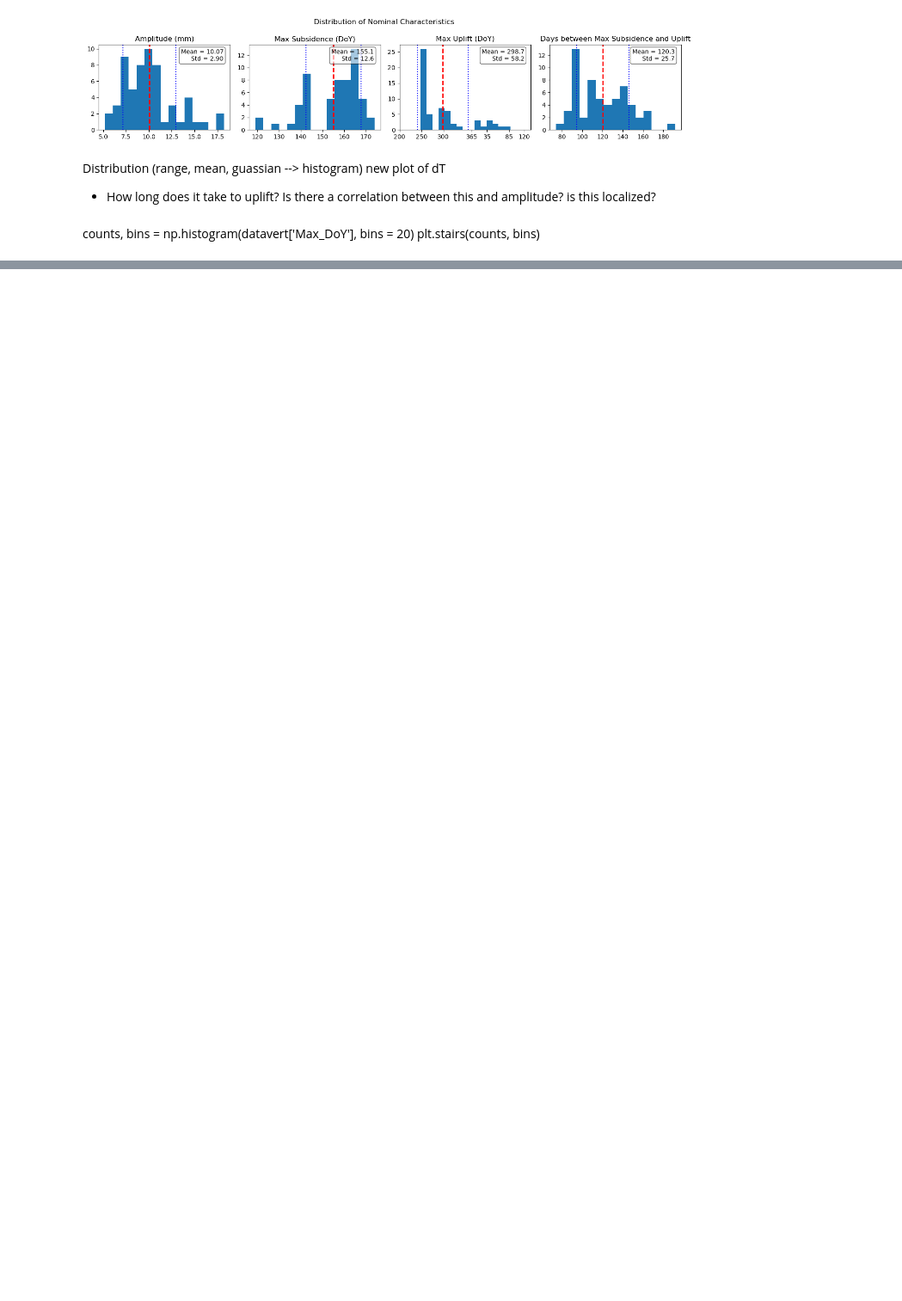
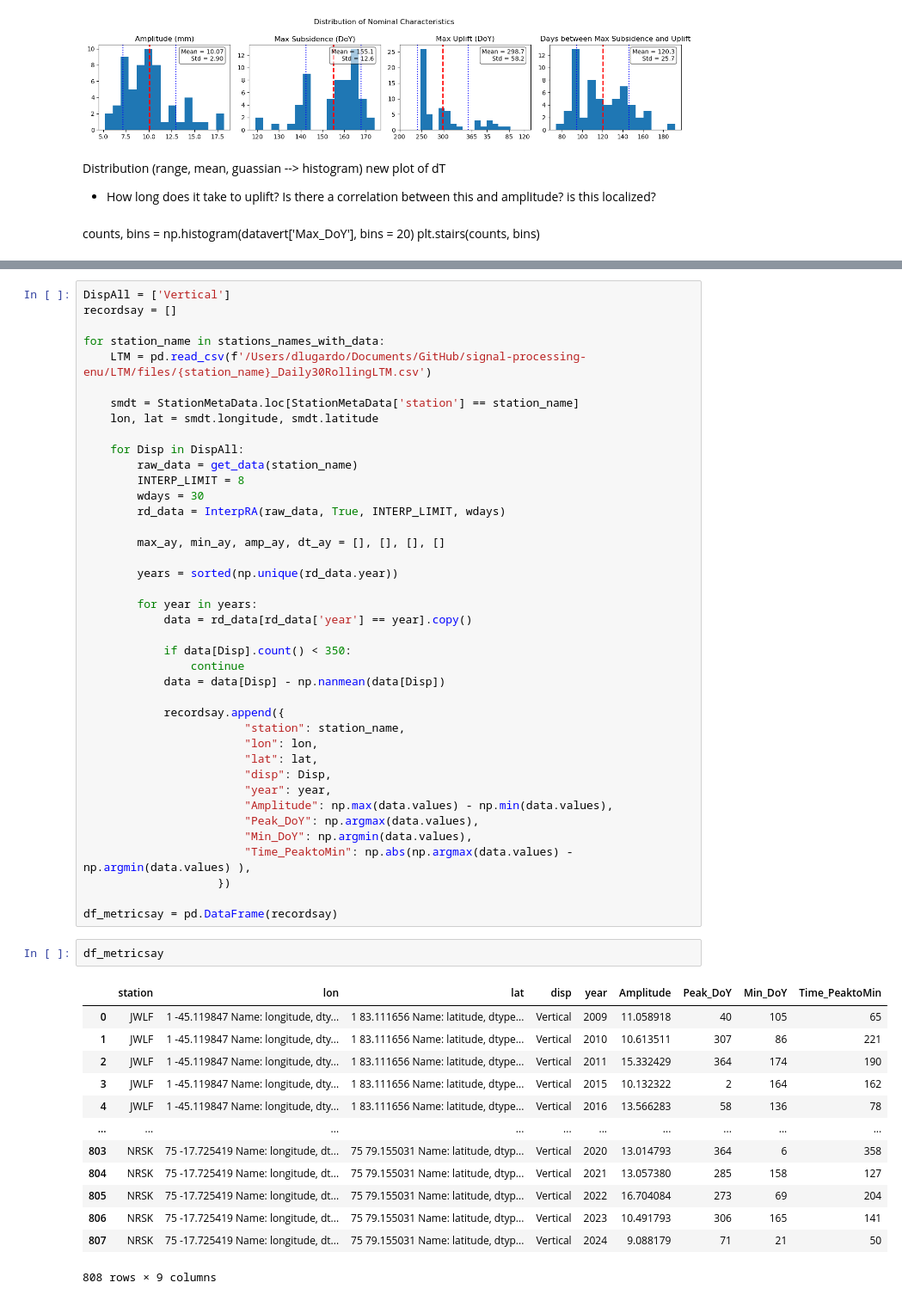
Before and after one commit to diegorvar/signal-processing-enu, a Jupyter notebook: FinalizedCode.ipynb, the cells around one changed output, grey strips where cells are left out. Shown at 86% size. Drawn from its saved outputs; the diff is of its cells as text; blank space fills up the shorter version.

```diff
--- a/FinalizedCode.ipynb
+++ b/FinalizedCode.ipynb
@@ -1155,0 +1159,56 @@ plt.stairs(counts, bins)
+# %%
+DispAll = ['Vertical']
+recordsay = []
+
+for station_name in stations_names_with_data:
+    LTM = pd.read_csv(f'/Users/dlugardo/Documents/GitHub/signal-processing-enu/LTM/files/{station_name}_Daily30RollingLTM.csv')
+
+    smdt = StationMetaData.loc[StationMetaData['station'] == station_name]
+    lon, lat = smdt.longitude, smdt.latitude
+
+    for Disp in DispAll:
+        raw_data = get_data(station_name)
+        INTERP_LIMIT = 8
+        wdays = 30
+        rd_data = InterpRA(raw_data, True, INTERP_LIMIT, wdays)
+
+        max_ay, min_ay, amp_ay, dt_ay = [], [], [], []
+
+        years = sorted(np.unique(rd_data.year))
+
+        for year in years:
+            data = rd_data[rd_data['year'] == year].copy()
+
+            if data[Disp].count() < 350:
+                continue
+            data = data[Disp] - np.nanmean(data[Disp])
+
+            recordsay.append({
+                        "station": station_name,
+                        "lon": lon,
+                        "lat": lat,
+                        "disp": Disp,
+                        "year": year,
+                        "Amplitude": np.max(data.values) - np.min(data.values),
+                        "Peak_DoY": np.argmax(data.values),
+                        "Min_DoY": np.argmin(data.values),
+                        "Time_PeaktoMin": np.abs(np.argmax(data.values) - np.argmin(data.values) ),
+                    })
+
+df_metricsay = pd.DataFrame(recordsay)
+# %%
+df_metricsay
+# %% [output]
+|  | station | lon | lat | disp | year | Amplitude | Peak_DoY | Min_DoY | Time_PeaktoMin |
+| 0 | JWLF | 1 -45.119847 Name: longitude, dty... | 1 83.111656 Name: latitude, dtype... | Vertical | 2009 | 11.058918 | 40 | 105 | 65 |
+| 1 | JWLF | 1 -45.119847 Name: longitude, dty... | 1 83.111656 Name: latitude, dtype... | Vertical | 2010 | 10.613511 | 307 | 86 | 221 |
+| 2 | JWLF | 1 -45.119847 Name: longitude, dty... | 1 83.111656 Name: latitude, dtype... | Vertical | 2011 | 15.332429 | 364 | 174 | 190 |
+| 3 | JWLF | 1 -45.119847 Name: longitude, dty... | 1 83.111656 Name: latitude, dtype... | Vertical | 2015 | 10.132322 | 2 | 164 | 162 |
+| 4 | JWLF | 1 -45.119847 Name: longitude, dty... | 1 83.111656 Name: latitude, dtype... | Vertical | 2016 | 13.566283 | 58 | 136 | 78 |
+| ... | ... | ... | ... | ... | ... | ... | ... | ... | ... |
+| 803 | NRSK | 75 -17.725419 Name: longitude, dt... | 75 79.155031 Name: latitude, dtyp... | Vertical | 2020 | 13.014793 | 364 | 6 | 358 |
+| 804 | NRSK | 75 -17.725419 Name: longitude, dt... | 75 79.155031 Name: latitude, dtyp... | Vertical | 2021 | 13.057380 | 285 | 158 | 127 |
+| 805 | NRSK | 75 -17.725419 Name: longitude, dt... | 75 79.155031 Name: latitude, dtyp... | Vertical | 2022 | 16.704084 | 273 | 69 | 204 |
+| 806 | NRSK | 75 -17.725419 Name: longitude, dt... | 75 79.155031 Name: latitude, dtyp... | Vertical | 2023 | 10.491793 | 306 | 165 | 141 |
+| 807 | NRSK | 75 -17.725419 Name: longitude, dt... | 75 79.155031 Name: latitude, dtyp... | Vertical | 2024 | 9.088179 | 71 | 21 | 50 |
+808 rows × 9 columns
```
Also changed, not shown: parts of 2 cells of this notebook, 1 other file.
